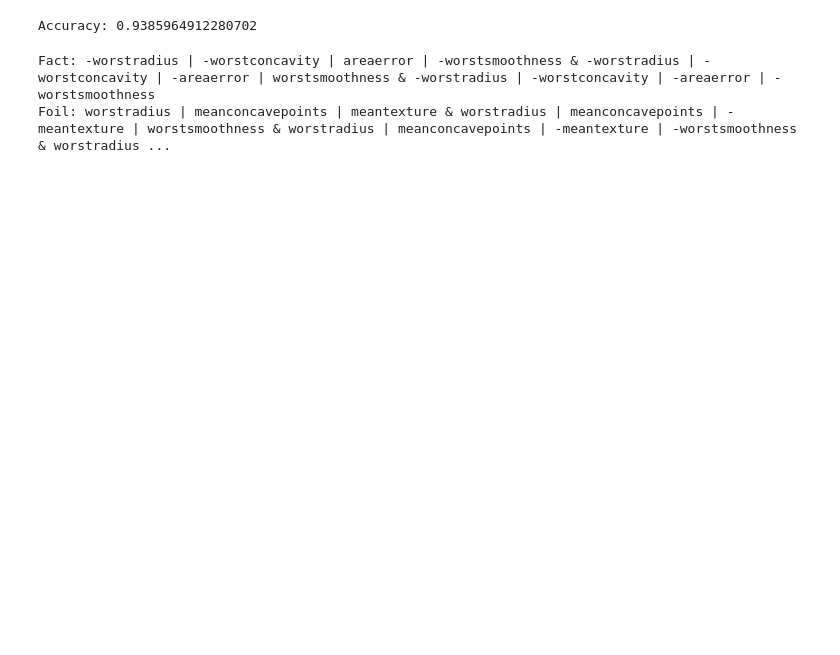
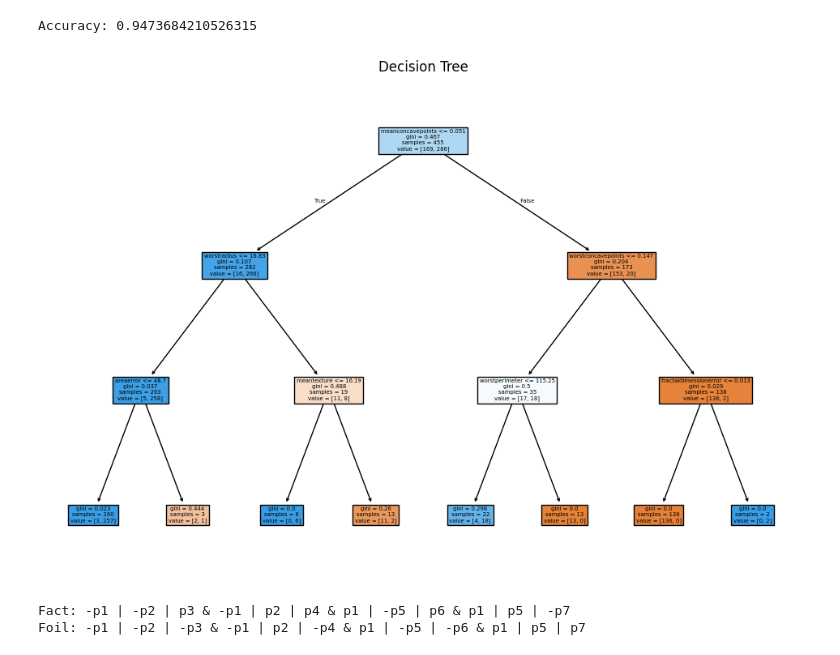
Before and after one commit to tlyphed/general_contrastive_exp, a Jupyter notebook: contrastive.ipynb, the cells around one changed output. Drawn from its saved outputs; the diff is of its cells as text; code cells hidden in the pictures; blank space fills up the shorter version.

```diff
--- a/contrastive.ipynb
+++ b/contrastive.ipynb
@@ -173,30 +208,37 @@ df['target'] = breast_cancer.target
 X = df.drop(columns = ['target'], axis = 1)
 y = df['target']
 
-# Booleanize features using median
-medians = np.median(X, axis=0)  # Compute the median for each feature
-X_boolean = (X >= medians).astype(int)  # Convert each feature to 0 or 1 based on the median
-
 # Split the dataset into training and test sets
-X_train, X_test, y_train, y_test = train_test_split(X_boolean, y, test_size=0.2, random_state=42)
+X_train, X_test, y_train, y_test = train_test_split(X, y, test_size=0.2, random_state=42)
 # %%
 # Train a model.
 
-model = DecisionTreeClassifier(max_depth = 4, min_samples_leaf = 10)
+model = DecisionTreeClassifier(max_depth = 3, random_state = 42)
 model.fit(X_train, y_train)
 
 y_pred = model.predict(X_test)
 accuracy = accuracy_score(y_test, y_pred)
 print("Accuracy:", accuracy)
 # %% [output]
-Accuracy: 0.9385964912280702
+Accuracy: 0.9473684210526315
+# %%
+# Assuming model has been trained already, as per the given code
+plt.figure(figsize=(12, 8))
+plot_tree(model, filled=True, feature_names=X_train.columns)
+plt.title("Decision Tree")
+plt.show()
+# %% [output]
+[figure, added]
 # %%
-cnf1, cnf2 = tree_to_cnf(model, X.columns)
+output = tree_to_cnf(model, X.columns)
+cnf1 = output['negative_cnf']
+cnf2 = output['positive_cnf']
+var_map = output['var_mapping']
 fact = __parse_cnf(cnf1)
 foil = __parse_cnf(cnf2)
 print(f'Fact: {cnf1}')
 print(f'Foil: {cnf2}')
 print()
 # %% [output]
-Fact: -worstradius | -worstconcavity | areaerror | -worstsmoothness & -worstradius | -worstconcavity | -areaerror | worstsmoothness & -worstradius | -worstconcavity | -areaerror | -worstsmoothness
-Foil: worstradius | meanconcavepoints | meantexture & worstradius | meanconcavepoints | -meantexture | worstsmoothness & worstradius | meanconcavepoints | -meantexture | -worstsmoothness & worstradius ...
+Fact: -p1 | -p2 | p3 & -p1 | p2 | p4 & p1 | -p5 | p6 & p1 | p5 | -p7
+Foil: -p1 | -p2 | -p3 & -p1 | p2 | -p4 & p1 | -p5 | -p6 & p1 | p5 | p7
```
Also changed, not shown: parts of 12 cells of this notebook.
